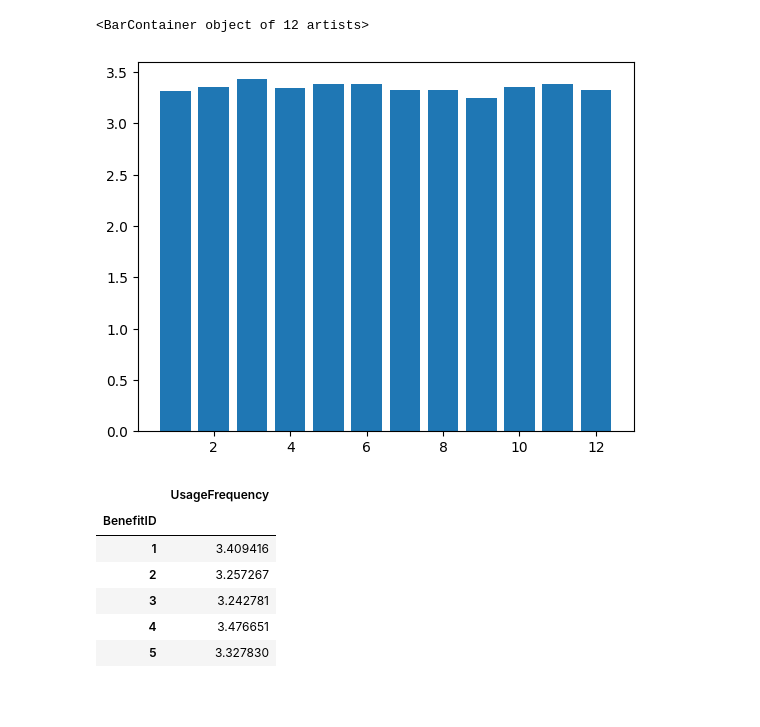
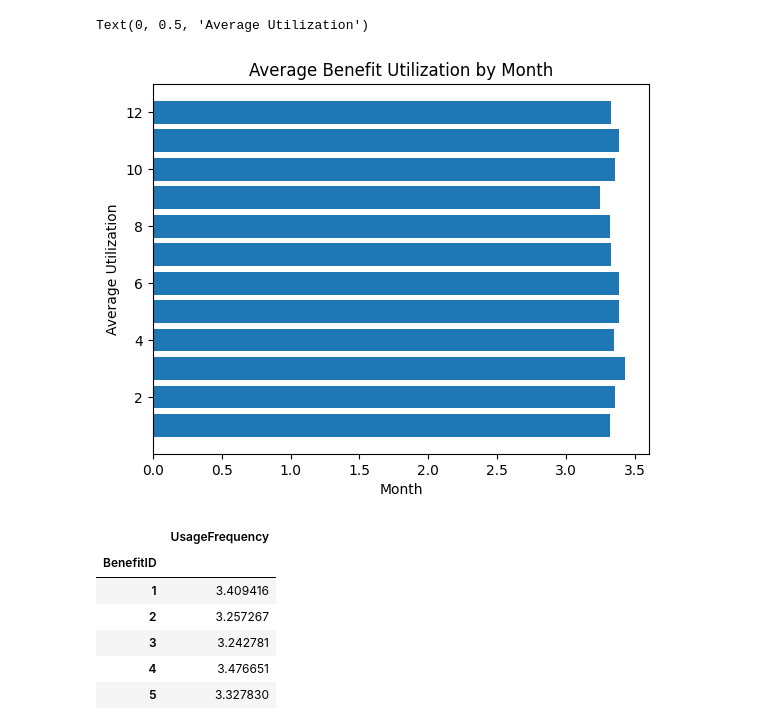
Before and after one commit to yoshimathur/adp_data_cap, a Jupyter notebook: yash_y_book.ipynb, the cells around one changed output. Cells and saved outputs as stored; diff of their text form; code cells hidden in the pictures; blank space fills up the shorter version.

```diff
--- a/yash_y_book.ipynb
+++ b/yash_y_book.ipynb
@@ -19,2 +45,7 @@ usage['LastUsedMonth'] = usage['LastUsedDate'].dt.month
 # %%
 month_mean_usage = usage[['LastUsedMonth', 'UsageFrequency']].groupby('LastUsedMonth').mean('UsageFrequency')
+# %%
+months = pd.DataFrame(['January', 'February', 'March', 'April', 'May', 'June', 'July', 'August', 'September', 'October', 'November', 'December'], columns=['Month'])
+months.index = range(1, 13)
+pd.Categorical(months['Month'], categories=months, ordered=True)
+month_mean_usage = month_mean_usage.merge(months, left_index=True, right_index=True)
@@ -21,8 +69,12 @@ month_mean_usage = usage[['LastUsedMonth', 'UsageFrequency']].groupby('LastUsedM
 # %%
-plt.bar(month_mean_usage.index, month_mean_usage['UsageFrequency'])
+
+plt.barh(month_mean_usage.index, month_mean_usage['UsageFrequency'])
+plt.title('Average Benefit Utilization by Month')
+plt.xlabel('Month')
+plt.ylabel('Average Utilization')
 # %% [output]
-<BarContainer object of 12 artists>
+Text(0, 0.5, 'Average Utilization')
-[figure, old version]
+[figure, new version]
 # %%
 average_utilization('BenefitID', usage)
 # %% [output]
```
Also changed, not shown: parts of 10 cells of this notebook.
